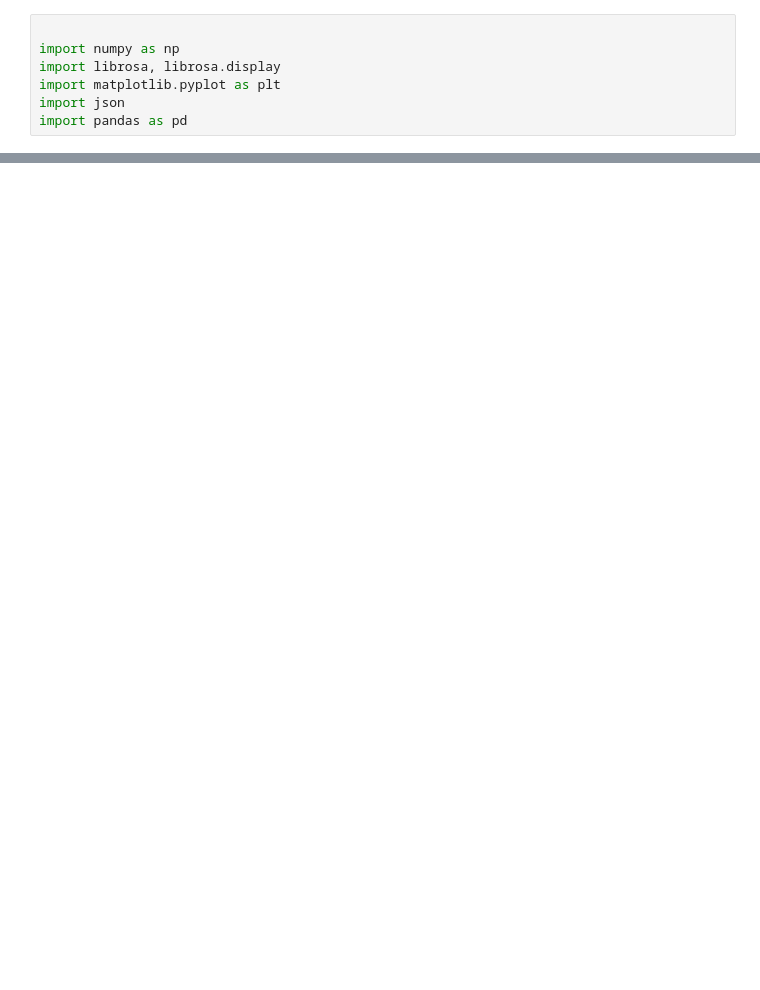
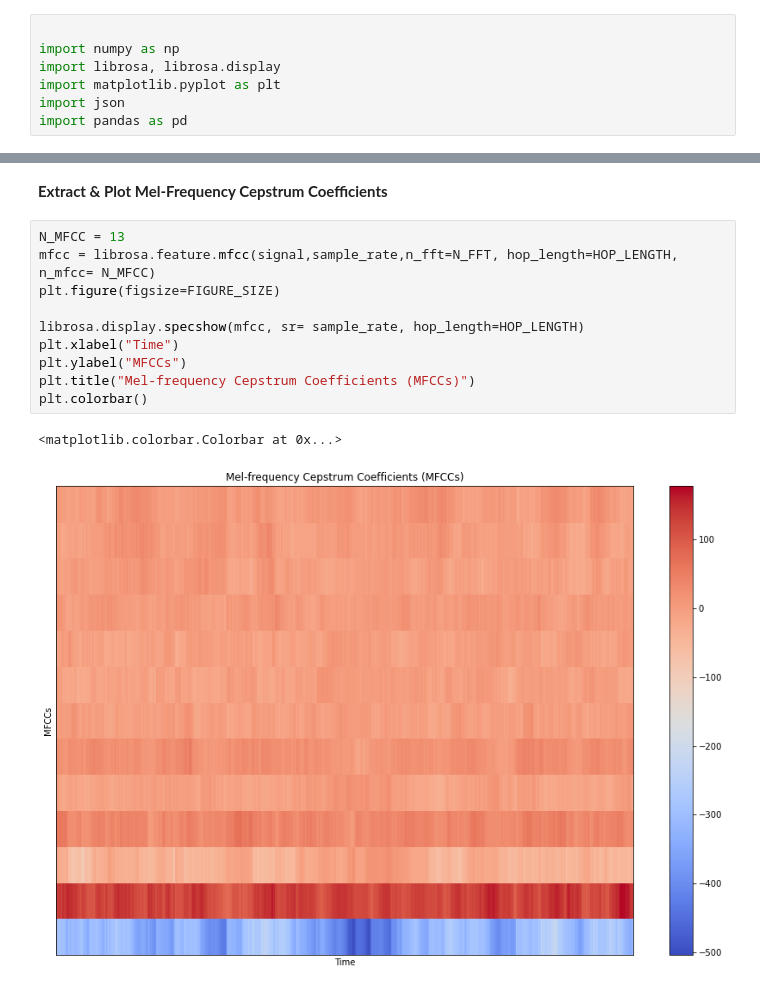
Before and after one commit to maldonadojsm/MusicGenreClassifier, a Jupyter notebook: analyze_data.ipynb, the cells around one changed output, grey strips where cells are left out. Saved outputs shown, nothing was run; the diff lists cells and outputs as text; blank space fills up the shorter version.

```diff
--- a/analyze_data.ipynb
+++ b/analyze_data.ipynb
@@ -21,0 +81,15 @@ ValueError: arrays must all be same length
+# %% [markdown]
+**Extract & Plot Mel-Frequency Cepstrum Coefficients**
+# %%
+N_MFCC = 13
+mfcc = librosa.feature.mfcc(signal,sample_rate,n_fft=N_FFT, hop_length=HOP_LENGTH, n_mfcc= N_MFCC)
+plt.figure(figsize=FIGURE_SIZE)
+
+librosa.display.specshow(mfcc, sr= sample_rate, hop_length=HOP_LENGTH)
+plt.xlabel("Time")
+plt.ylabel("MFCCs")
+plt.title("Mel-frequency Cepstrum Coefficients (MFCCs)")
+plt.colorbar()
+# %% [output]
+<matplotlib.colorbar.Colorbar at 0x...>
+[figure, added]
```
Also changed, not shown: parts of 14 cells of this notebook.
